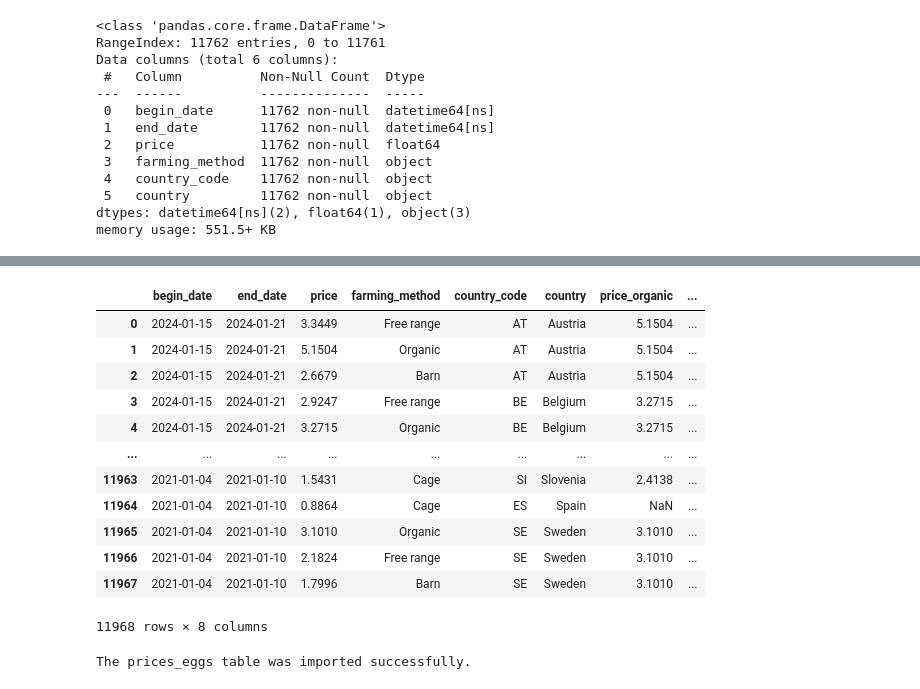
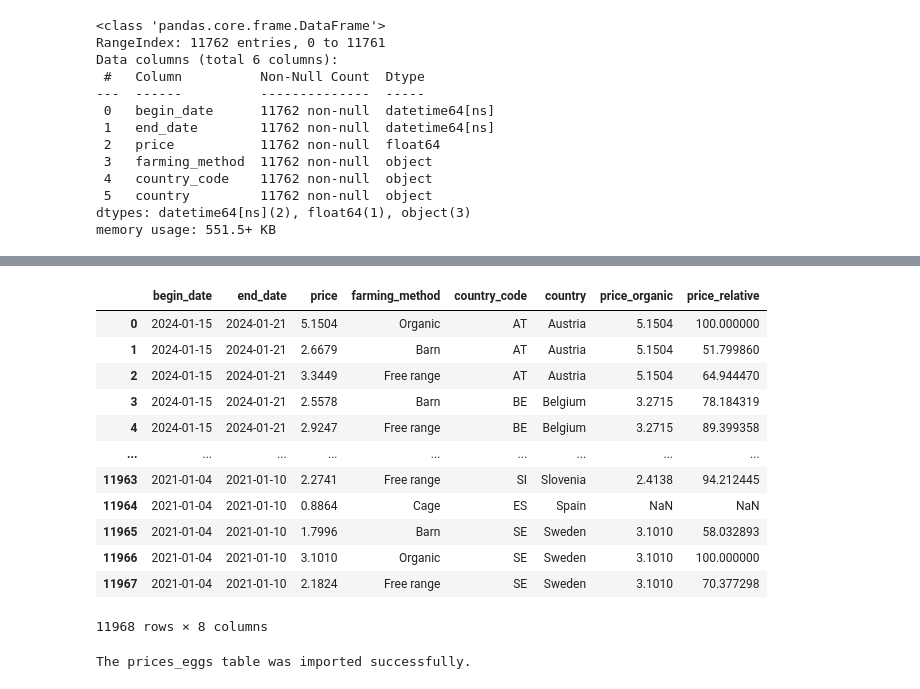
Before and after one commit to adamayaita/Capstone_Project_Organic_Foods, a Jupyter notebook: data_prices_eggs.ipynb, the cells around one changed output, grey strips where cells are left out. Drawn from its saved outputs; the diff is of its cells as text; code cells hidden in the pictures.

Commit message:
different generation of relative prices

```diff
--- a/data_prices_eggs.ipynb
+++ b/data_prices_eggs.ipynb
@@ -361,23 +361,23 @@ prices_eggs
 11968 rows × 7 columns
 # %%
-# Relative price of organic eggs in comparison to the farming method shown in the respective row (result in percent):
-prices_eggs['price_organic_rel'] = ( prices_eggs['price_organic'] / prices_eggs['price'] ) * 100
+# Relative price in comparison to organic eggs (result in percent):
+prices_eggs['price_relative'] = ( prices_eggs['price'] / prices_eggs['price_organic'] ) * 100
 
 # Show results:
 prices_eggs
 # %% [output]
-|  | begin_date | end_date | price | farming_method | country_code | country | price_organic | ... |
-| 0 | 2024-01-15 | 2024-01-21 | 3.3449 | Free range | AT | Austria | 5.1504 | ... |
-| 1 | 2024-01-15 | 2024-01-21 | 5.1504 | Organic | AT | Austria | 5.1504 | ... |
-| 2 | 2024-01-15 | 2024-01-21 | 2.6679 | Barn | AT | Austria | 5.1504 | ... |
-| 3 | 2024-01-15 | 2024-01-21 | 2.9247 | Free range | BE | Belgium | 3.2715 | ... |
-| 4 | 2024-01-15 | 2024-01-21 | 3.2715 | Organic | BE | Belgium | 3.2715 | ... |
+|  | begin_date | end_date | price | farming_method | country_code | country | price_organic | price_relative |
+| 0 | 2024-01-15 | 2024-01-21 | 5.1504 | Organic | AT | Austria | 5.1504 | 100.000000 |
+| 1 | 2024-01-15 | 2024-01-21 | 2.6679 | Barn | AT | Austria | 5.1504 | 51.799860 |
+| 2 | 2024-01-15 | 2024-01-21 | 3.3449 | Free range | AT | Austria | 5.1504 | 64.944470 |
+| 3 | 2024-01-15 | 2024-01-21 | 2.5578 | Barn | BE | Belgium | 3.2715 | 78.184319 |
+| 4 | 2024-01-15 | 2024-01-21 | 2.9247 | Free range | BE | Belgium | 3.2715 | 89.399358 |
 | ... | ... | ... | ... | ... | ... | ... | ... | ... |
-| 11963 | 2021-01-04 | 2021-01-10 | 1.5431 | Cage | SI | Slovenia | 2.4138 | ... |
-| 11964 | 2021-01-04 | 2021-01-10 | 0.8864 | Cage | ES | Spain | NaN | ... |
-| 11965 | 2021-01-04 | 2021-01-10 | 3.1010 | Organic | SE | Sweden | 3.1010 | ... |
-| 11966 | 2021-01-04 | 2021-01-10 | 2.1824 | Free range | SE | Sweden | 3.1010 | ... |
-| 11967 | 2021-01-04 | 2021-01-10 | 1.7996 | Barn | SE | Sweden | 3.1010 | ... |
+| 11963 | 2021-01-04 | 2021-01-10 | 2.2741 | Free range | SI | Slovenia | 2.4138 | 94.212445 |
+| 11964 | 2021-01-04 | 2021-01-10 | 0.8864 | Cage | ES | Spain | NaN | NaN |
+| 11965 | 2021-01-04 | 2021-01-10 | 1.7996 | Barn | SE | Sweden | 3.1010 | 58.032893 |
+| 11966 | 2021-01-04 | 2021-01-10 | 3.1010 | Organic | SE | Sweden | 3.1010 | 100.000000 |
+| 11967 | 2021-01-04 | 2021-01-10 | 2.1824 | Free range | SE | Sweden | 3.1010 | 70.377298 |
 11968 rows × 8 columns
 # %%
 # The variable "price_organic" is not needed anymore:
```
Also changed, not shown: parts of 12 cells of this notebook, 1 other file.
